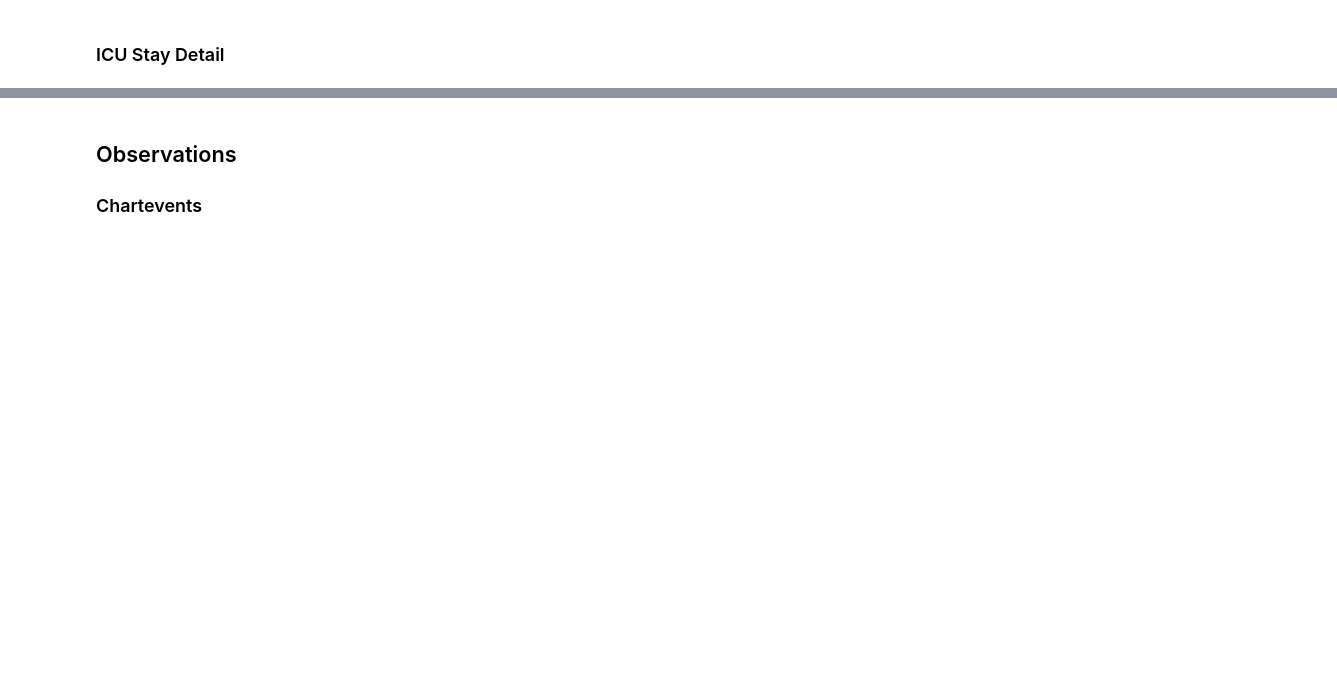
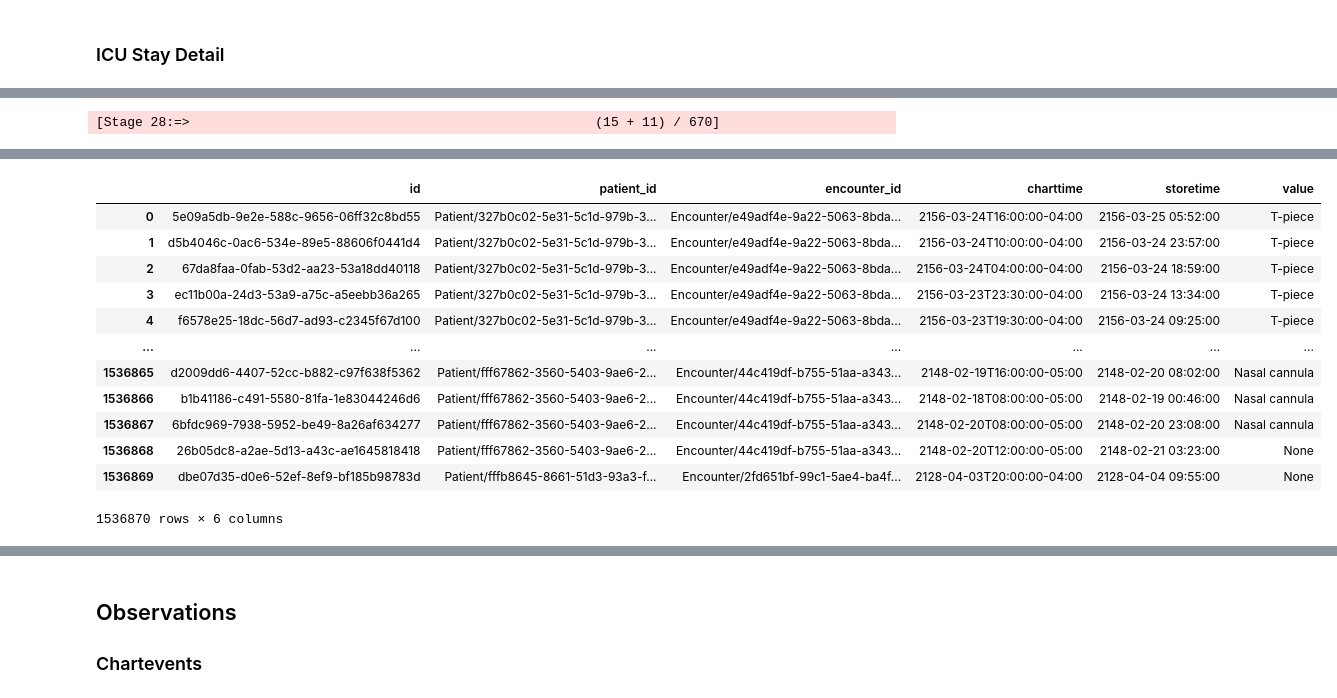
Before and after one commit to aehrc/sql-on-fhir-evaluation, a Jupyter notebook: notebooks/SOFTest.ipynb, the cells around one changed output, grey strips where cells are left out. Drawn from its saved outputs; the diff is of its cells as text; code cells hidden in the pictures; blank space fills up the shorter version.

```diff
--- a/notebooks/SOFTest.ipynb
+++ b/notebooks/SOFTest.ipynb
@@ -277,0 +281,66 @@ icustay_detail.write.parquet('../_data/mimic_derrived/icustay_detail.parquet', m
+# %%
+CS_MIMIC_CHARTEVENTS_D_ITEMS = 'http://mimic.mit.edu/fhir/mimic/CodeSystem/mimic-chartevents-d-items'
+CS_MIMIC_D_LABITEMS = 'http://mimic.mit.edu/fhir/mimic/CodeSystem/mimic-d-labitems'
+
+def obs_str_for_coding(system, code, view_name = None):
+    obs_view = data.view('Observation',
+                         select = [
+                             {
+                                 "column": [
+                                     {
+                                         "name": "id",
+                                         "path": "id",
+                                         "type": "id",
+                                         "collection": False
+                                     },
+                                     {
+                                         "name": "patient_id",
+                                         "path": "subject.getReferenceKey()",
+                                         "type": "string",
+                                         "collection": False
+                                     },
+                                     {
+                                         "name": "encounter_id",
+                                         "path": "encounter.getReferenceKey()",
+                                         "type": "string",
+                                         "collection": False
+                                     },
+                                     {
+                                         "name": "charttime",
+                                         "path": "effectiveDateTime",
+                                         "type": "dateTime",
+                                         "collection": False
+                                     },
+                                     {
+                                         "name": "storetime",
+                                         "path": "issued",
+                                         "type": "instant",
+                                         "collection": False
+                                     },
+                                     {
+                                         "name": "value",
+                                         "path": "valueString",
+                                         "type": "string",
+                                         "collection": False
+                                     }
+                                 ]
+                             }
+                         ],
+                         where= [
+                             {
+                                 "path":f"code.coding.system = '{system}'"
+                             },
+                             {
+                                 "path":f"code.coding.code = '{code}'"
+                             },
+
+                         ]
+                         )
+    if view_name is not None:
+        obs_view.createOrReplaceTempView(view_name)
+    return obs_view
+
+rv_oxygen_delivery_device = obs_str_for_coding(CS_MIMIC_CHARTEVENTS_D_ITEMS, '226732', 'rv_oxygen_delivery_device')
+rv_oxygen_delivery_device.toPandas()
+# %% [output]
+[Stage 28:=>                                                    (15 + 11) / 670]
@@ -277,0 +348,13 @@ icustay_detail.write.parquet('../_data/mimic_derrived/icustay_detail.parquet', m
+|  | id | patient_id | encounter_id | charttime | storetime | value |
+| 0 | 5e09a5db-9e2e-588c-9656-06ff32c8bd55 | Patient/327b0c02-5e31-5c1d-979b-3... | Encounter/e49adf4e-9a22-5063-8bda... | 2156-03-24T16:00:00-04:00 | 2156-03-25 05:52:00 | T-piece |
+| 1 | d5b4046c-0ac6-534e-89e5-88606f0441d4 | Patient/327b0c02-5e31-5c1d-979b-3... | Encounter/e49adf4e-9a22-5063-8bda... | 2156-03-24T10:00:00-04:00 | 2156-03-24 23:57:00 | T-piece |
+| 2 | 67da8faa-0fab-53d2-aa23-53a18dd40118 | Patient/327b0c02-5e31-5c1d-979b-3... | Encounter/e49adf4e-9a22-5063-8bda... | 2156-03-24T04:00:00-04:00 | 2156-03-24 18:59:00 | T-piece |
+| 3 | ec11b00a-24d3-53a9-a75c-a5eebb36a265 | Patient/327b0c02-5e31-5c1d-979b-3... | Encounter/e49adf4e-9a22-5063-8bda... | 2156-03-23T23:30:00-04:00 | 2156-03-24 13:34:00 | T-piece |
+| 4 | f6578e25-18dc-56d7-ad93-c2345f67d100 | Patient/327b0c02-5e31-5c1d-979b-3... | Encounter/e49adf4e-9a22-5063-8bda... | 2156-03-23T19:30:00-04:00 | 2156-03-24 09:25:00 | T-piece |
+| ... | ... | ... | ... | ... | ... | ... |
+| 1536865 | d2009dd6-4407-52cc-b882-c97f638f5362 | Patient/fff67862-3560-5403-9ae6-2... | Encounter/44c419df-b755-51aa-a343... | 2148-02-19T16:00:00-05:00 | 2148-02-20 08:02:00 | Nasal cannula |
+| 1536866 | b1b41186-c491-5580-81fa-1e83044246d6 | Patient/fff67862-3560-5403-9ae6-2... | Encounter/44c419df-b755-51aa-a343... | 2148-02-18T08:00:00-05:00 | 2148-02-19 00:46:00 | Nasal cannula |
+| 1536867 | 6bfdc969-7938-5952-be49-8a26af634277 | Patient/fff67862-3560-5403-9ae6-2... | Encounter/44c419df-b755-51aa-a343... | 2148-02-20T08:00:00-05:00 | 2148-02-20 23:08:00 | Nasal cannula |
+| 1536868 | 26b05dc8-a2ae-5d13-a43c-ae1645818418 | Patient/fff67862-3560-5403-9ae6-2... | Encounter/44c419df-b755-51aa-a343... | 2148-02-20T12:00:00-05:00 | 2148-02-21 03:23:00 | None |
+| 1536869 | dbe07d35-d0e6-52ef-8ef9-bf185b98783d | Patient/fffb8645-8661-51d3-93a3-f... | Encounter/2fd651bf-99c1-5ae4-ba4f... | 2128-04-03T20:00:00-04:00 | 2128-04-04 09:55:00 | None |
+1536870 rows × 6 columns
```
Also changed, not shown: parts of 24 cells of this notebook, 38 other files.
